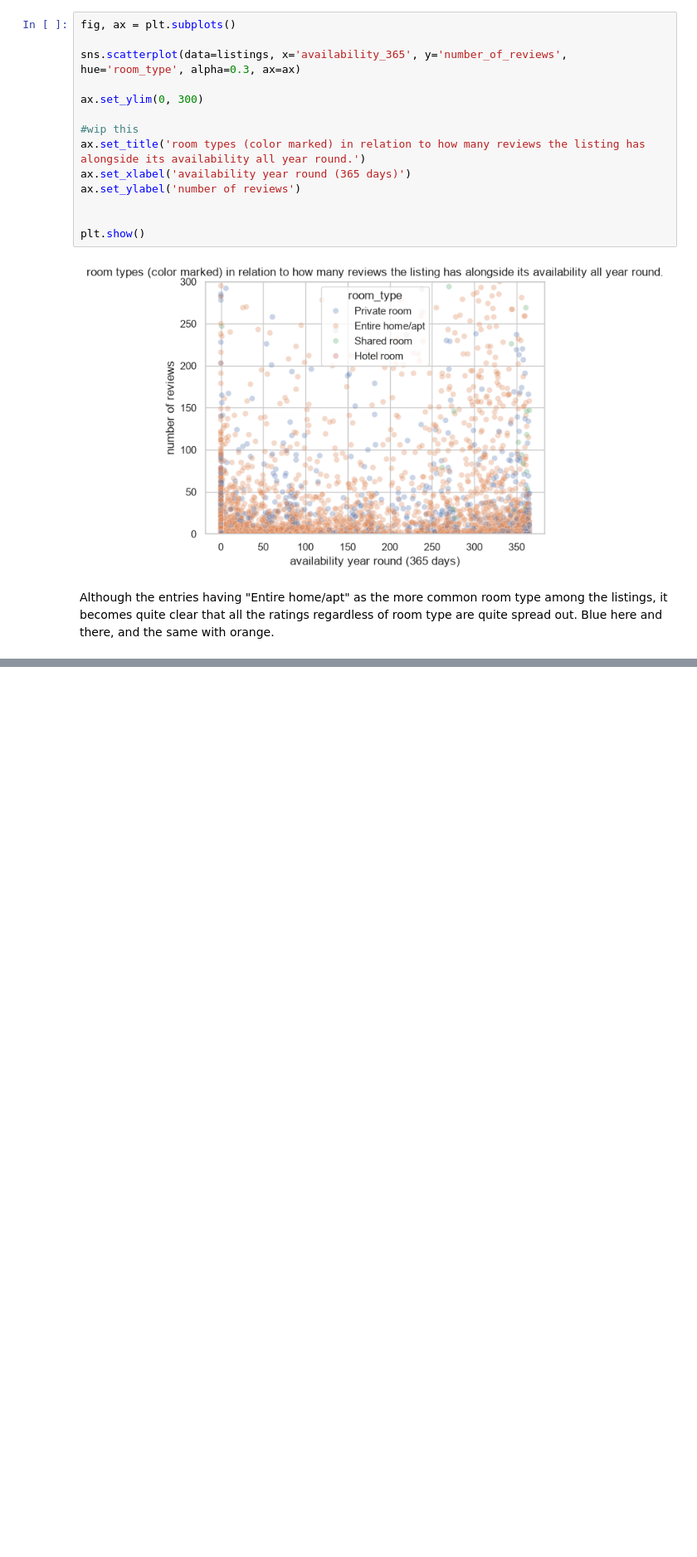
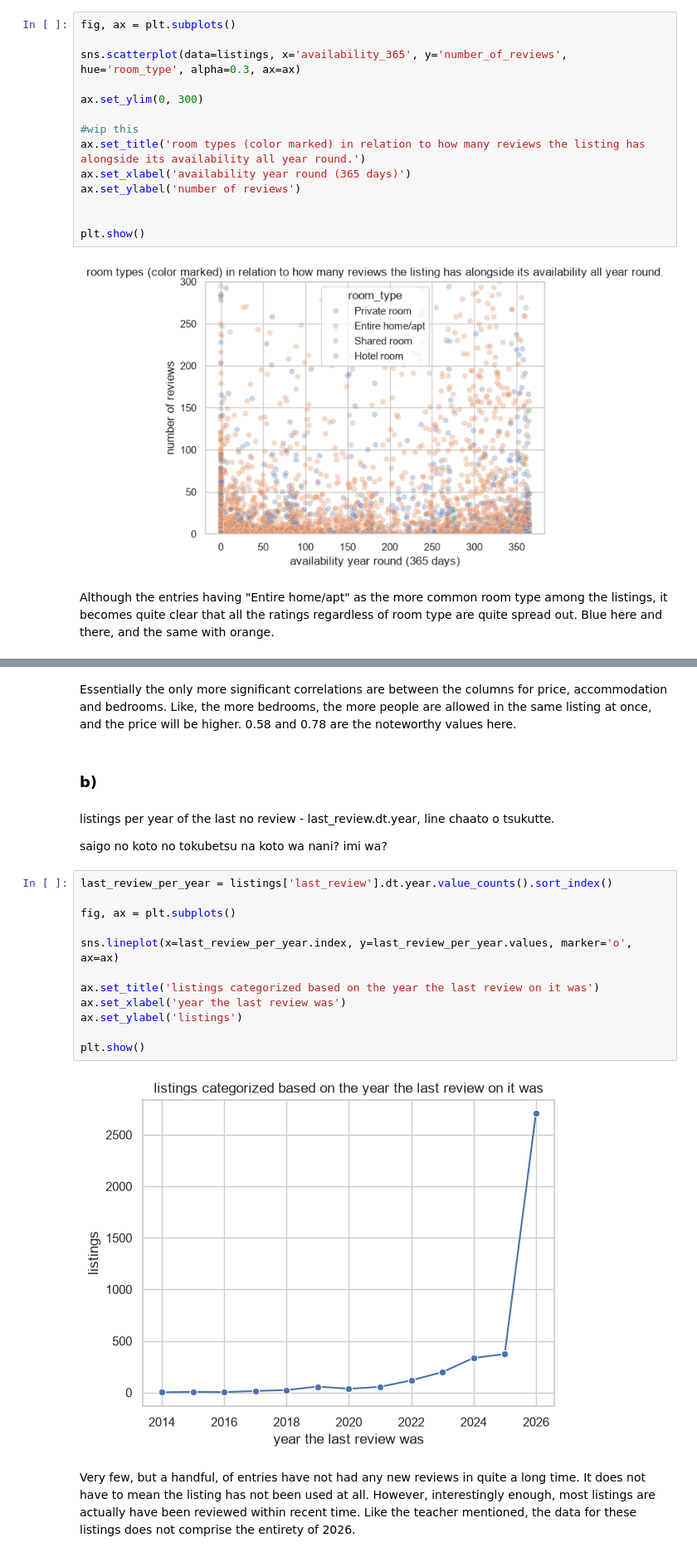
Before and after one commit to hotelFabie/LabComposition, a Jupyter notebook: Analysis & Visualization/Lab 7/lab7.ipynb, the cells around one changed output, grey strips where cells are left out. Shown at 83% size. Drawn from its saved outputs; the diff is of its cells as text; blank space fills up the shorter version.

```diff
--- a/Analysis & Visualization/Lab 7/lab7.ipynb
+++ b/Analysis & Visualization/Lab 7/lab7.ipynb
@@ -272,0 +292,30 @@ Blue here and there, and the same with orange.
+# %% [markdown]
+Essentially the only more significant correlations are between the columns for price, accommodation and bedrooms.
+Like, the more bedrooms, the more people are allowed in the same listing at once, and the price will be higher.
+0.58 and 0.78 are the noteworthy values here.
+# %% [markdown]
+### b)
+# %% [markdown]
+listings per year of the last no review - last_review.dt.year,
+line chaato o tsukutte.
+
+saigo no koto no tokubetsu na koto wa nani? imi wa?
+# %%
+last_review_per_year = listings['last_review'].dt.year.value_counts().sort_index()
+
+fig, ax = plt.subplots()
+
+sns.lineplot(x=last_review_per_year.index, y=last_review_per_year.values, marker='o', ax=ax)
+
+ax.set_title('listings categorized based on the year the last review on it was')
+ax.set_xlabel('year the last review was')
+ax.set_ylabel('listings')
+
+plt.show()
+# %% [output]
+[figure, added]
+# %% [markdown]
+Very few, but a handful, of entries have not had any new reviews in quite a long time.
+It does not have to mean the listing has not been used at all.
+However, interestingly enough, most listings are actually have been reviewed within recent time.
+Like the teacher mentioned, the data for these listings does not comprise the entirety of 2026.
```
Also changed, not shown: parts of 3 cells of this notebook.
